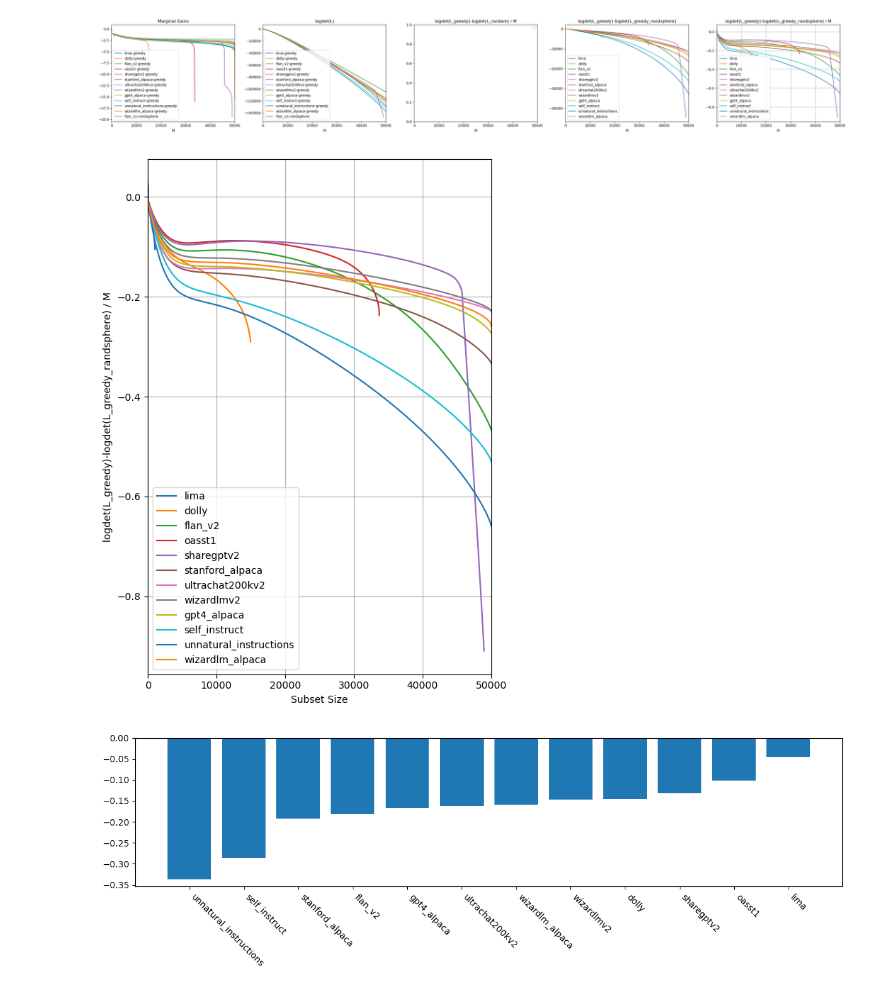
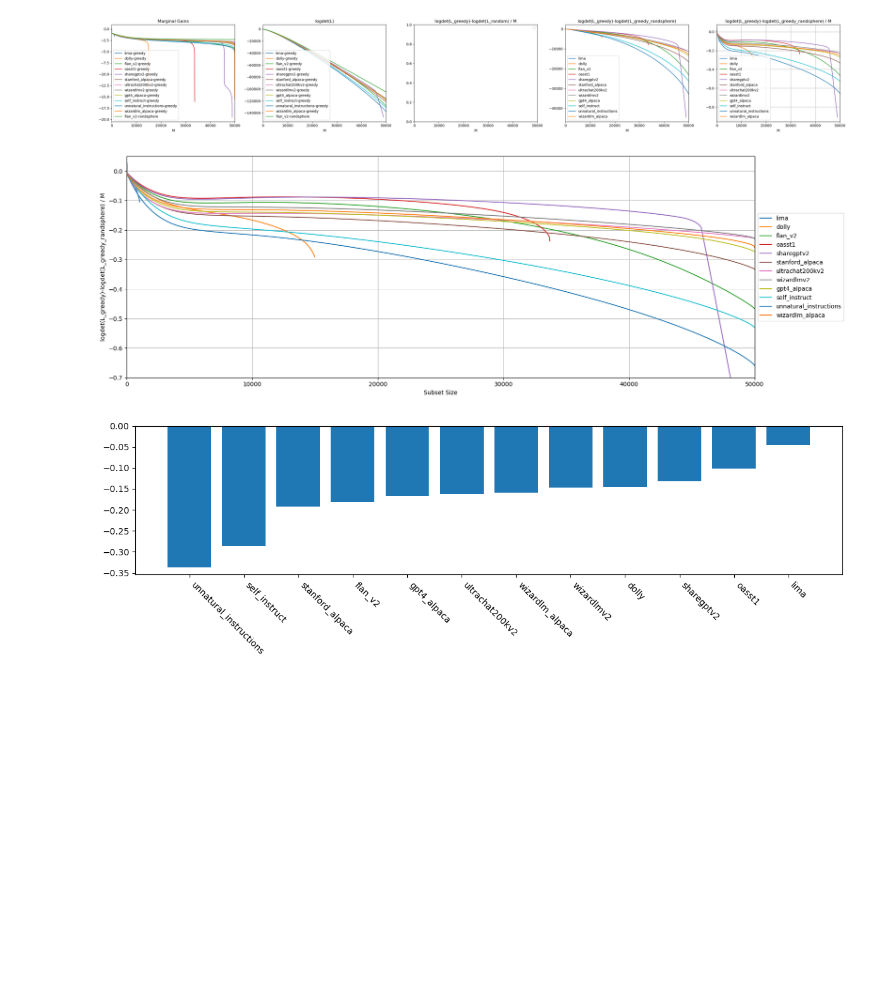
Before and after one commit to tt6746690/open-instruct, a Jupyter notebook: scripts/note_pruning.ipynb, the cells around one changed output. Drawn from its saved outputs; the diff is of its cells as text; code cells hidden in the pictures; blank space fills up the shorter version.

```diff
--- a/scripts/note_pruning.ipynb
+++ b/scripts/note_pruning.ipynb
@@ -31,3 +13,5 @@ Sun Jan 14 22:59:56 2024
+# %%
+d = get_lm_output('ultrafeedback', 'llama-7b+lora:r=512:a=11585+proj=4096', encode_fn_type='pref')
 # %%
 import os
 import itertools
@@ -325,8 +294,6 @@ model_name = ['llama-7b', 'llama2-7b', 'codellama-7b', 'pythia-1b',
 # dataset = ['ultrafeedback']
 # model_name = ['llama-7b+lora:r=512:a=11585+proj=4096']
 dataset = [
-    ## preference data,
-    'ultrafeedback',
     ## newly added to get an idea of redundancy/diversity
     'gpt4_alpaca',
     'self_instruct',
@@ -342,6 +309,11 @@ dataset = [
     'dolly',
     'ultrachat200kv2',
     'lima',
+    # preference data
+    'openai_sum',
+    'shp',
+    'hh_rlhf',
+    'ultrafeedback',
 ]
 
 
@@ -349,15 +321,17 @@ dataset = [
 # M = 60_000; num_epochs = 3 # ->20k
 # M = 50_000; num_epochs = 5 # ->10k
 # M = 20_000; num_epochs = 4 # ->5k
-M = 10_000; num_epochs = 10 # ->1k
+# M = 10_000; num_epochs = 10 # ->1k
 
 pacing_fn_list = [
-#     f'prune_size={M}_ep=1',
-    f'prune_size={M}_ep={num_epochs}',
-#     f'prune_size={M}_ep=3',
-#     f'singlestep_size={M}_startingfrac=0.1',
-#     f'singlestep_size={M}_startingfrac=0.05',
-#     f'fep_size={M}_nsteps=5_startingfrac=0.05_inc=1.5',
+    f'prune_size={M}_ep={num_epochs}'
+    for M, num_epochs in [
+#         (10_000, 10), # -> 1k, 2%
+#         (20_000, 4),  # -> 5k, 10%
+#         (30_000, 3),  # -> 10k, 20%
+        (40_000, 2),  # -> 20k, 40%
+#         (80_000, 2),  # -> 40k, 80%
+    ]
 ]
 
 output_list = generate_curriculum_forall_scoring_fn(
@@ -826,24 +818,26 @@ fig.tight_layout()
 No artists with labels found to put in legend.  Note that artists whose label start with an underscore are ignored when legend() is called with no argument.
 [figure]
 # %%
-fig, ax = plt.subplots(1,1,figsize=(6,8))
+fig, ax = plt.subplots(1,1,figsize=(18,6))
 for dataset in dataset_list:
     if not all((dataset, x) in mgs for x in ['greedy']): continue
     if ('flan_v2', 'randsphere') not in mgs: continue
     logdetL_diff = compute_logdetL_diff(mgs[(dataset, 'greedy')], mgs[('flan_v2', 'randsphere')])
     logdetL_diff_per_datapoint = logdetL_diff / (np.arange(len(logdetL_diff))+1)
     xs_ = xs[xs<len(logdetL_diff)]
-    ax.plot(xs_, logdetL_diff_per_datapoint[xs_], label=dataset)
-# ax.set_ylim((-0.7, 0.05))
+    ys = logdetL_diff_per_datapoint[xs_]
+    ax.plot(xs_, ys, label=dataset)
+ax.set_ylim((-0.7, 0.05))
 ax.set_xlabel('Subset Size')
 ax.set_ylabel('logdet(L_greedy)-logdet(L_greedy_randsphere) / M')
-ax.legend()
+ax.legend(loc='center left', bbox_to_anchor=(1, 0.5))
 ax.set_xlim(xlim)
+# ax.set_yscale
 ax.grid()
 
 fig.tight_layout()
 # %% [output]
-[figure, old version]
+[figure, new version]
 # %%
 
 xlim = (999, 1_000)
```
Also changed, not shown: parts of 9 cells of this notebook, 8 other files.
